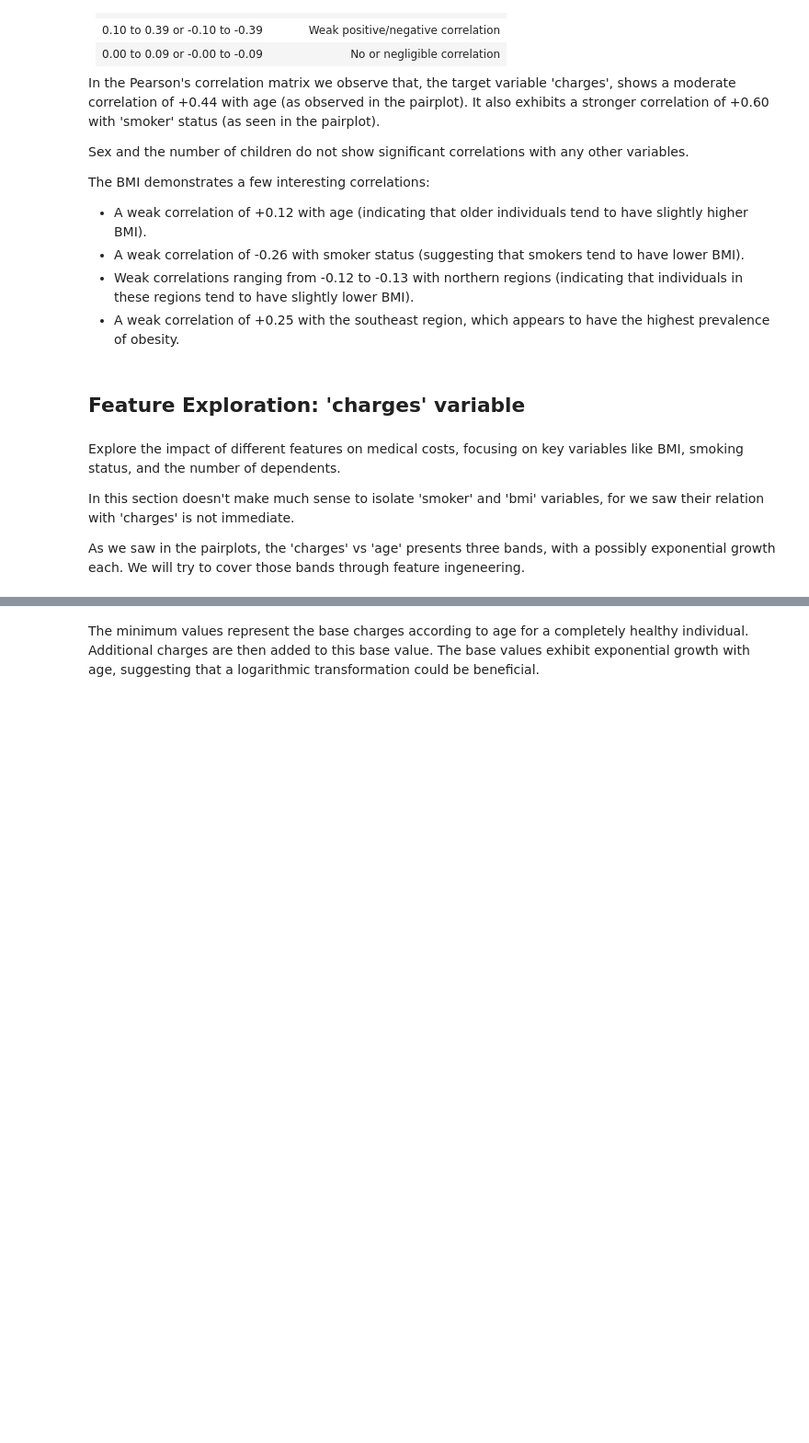
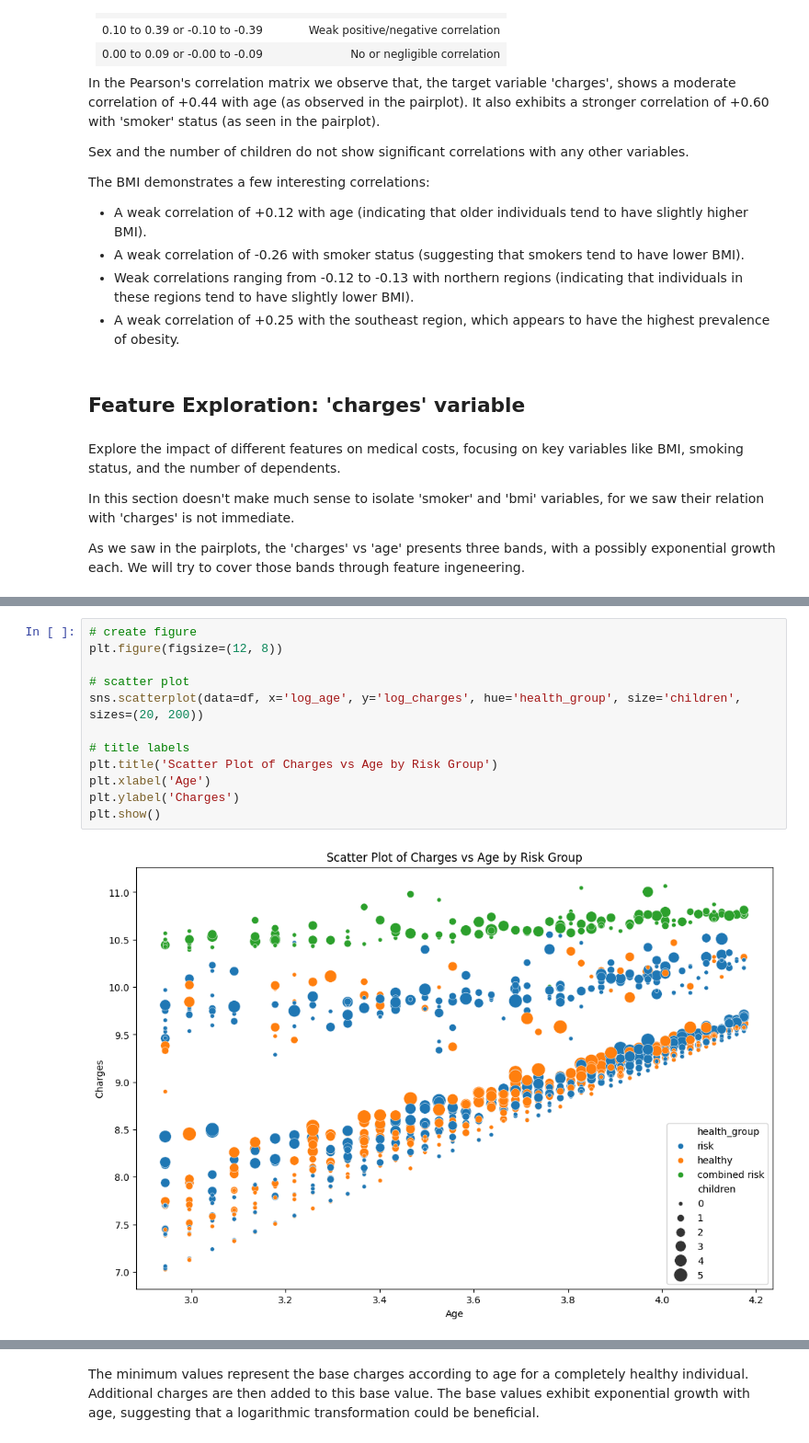
Before and after one commit to Somerillo/PORTFOLIO, a Jupyter notebook: Medical Costs Personal Datasets Analysis & Prediction/medical_costs.ipynb, the cells around one changed output, grey strips where cells are left out. Shown at 92% size. Drawn from its saved outputs; the diff is of its cells as text; blank space fills up the shorter version.

```diff
--- a/Medical Costs Personal Datasets Analysis & Prediction/medical_costs.ipynb
+++ b/Medical Costs Personal Datasets Analysis & Prediction/medical_costs.ipynb
@@ -352,3 +250,17 @@ plt.show()
+# %%
+# create figure
+plt.figure(figsize=(12, 8))
+
+# scatter plot
+sns.scatterplot(data=df, x='log_age', y='log_charges', hue='health_group', size='children', sizes=(20, 200))
+
+# title labels
+plt.title('Scatter Plot of Charges vs Age by Risk Group')
+plt.xlabel('Age')
+plt.ylabel('Charges')
+plt.show()
+# %% [output]
+[figure, added]
 # %% [markdown]
 In the scatter plot, to maintain the third band exclusively as a combination of smokers and another condition, we need to keep the threshold at BMI ≥ 30.
 
```
Also changed, not shown: parts of 43 cells of this notebook.
